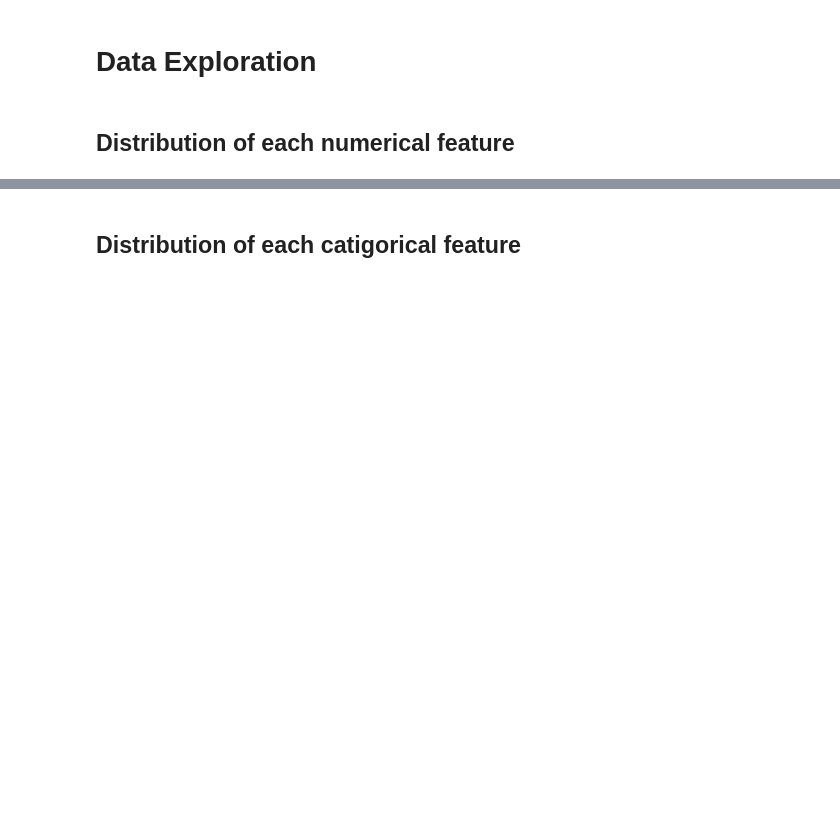
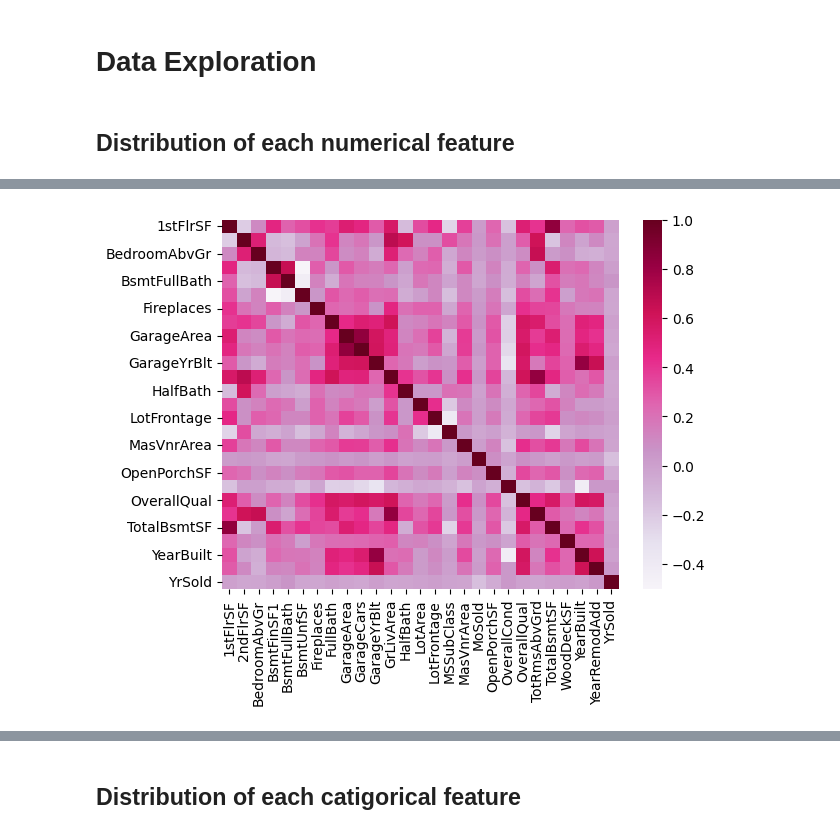
Before and after one commit to HelloSunPKU2023/Kaggle, a Jupyter notebook: HousePrice/HousePrice.ipynb, the cells around one changed output, grey strips where cells are left out. Saved outputs shown, nothing was run; the diff lists cells and outputs as text; code cells hidden in the pictures; blank space fills up the shorter version.

```diff
--- a/HousePrice/HousePrice.ipynb
+++ b/HousePrice/HousePrice.ipynb
@@ -126,0 +178,9 @@ X[feature_numerical].hist(
+# %%
+X_num = X[feature_numerical].dropna()
+
+sns.heatmap(X_num.corr(), cmap='PuRd')
+pca = PCA()
+X_scaled = StandardScaler().fit_transform(X_num)
+X_pca = pca.fit_transform(X_scaled)
+# %% [output]
+[figure, added]
```
Also changed, not shown: parts of 26 cells of this notebook.
